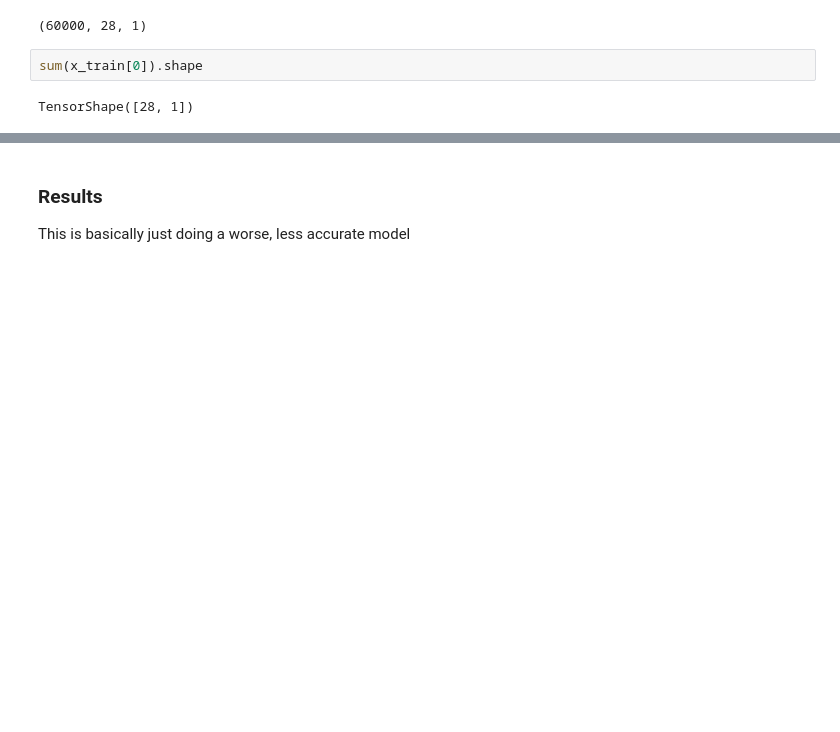
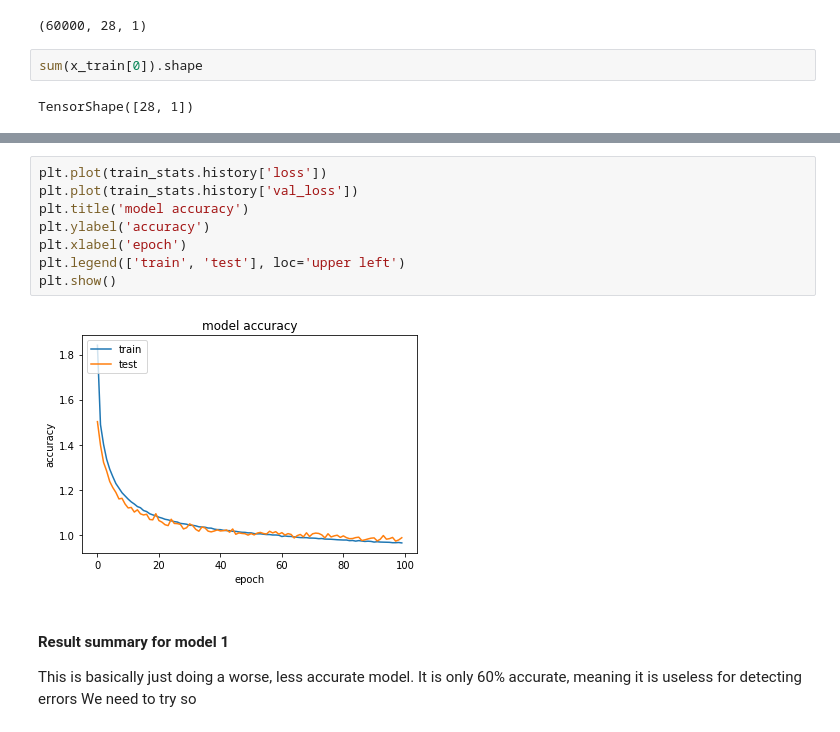
Before and after one commit to dPhanekham/tf2_error_injection, a Jupyter notebook: iris_inject_errors/control_path_fault_detection_test.ipynb, the cells around one changed output, grey strips where cells are left out. Cells and saved outputs as stored; diff of their text form; blank space fills up the shorter version.

```diff
--- a/iris_inject_errors/control_path_fault_detection_test.ipynb
+++ b/iris_inject_errors/control_path_fault_detection_test.ipynb
@@ -185,4 +168,16 @@ plt.show()
+# %%
+plt.plot(train_stats.history['loss'])
+plt.plot(train_stats.history['val_loss'])
+plt.title('model accuracy')
+plt.ylabel('accuracy')
+plt.xlabel('epoch')
+plt.legend(['train', 'test'], loc='upper left')
+plt.show()
+# %% [output]
+[figure, added]
 # %% [markdown]
-### Results
+#### Result summary for model 1
 
-This is basically just doing a worse, less accurate model
+This is basically just doing a worse, less accurate model.
+It is only 60% accurate, meaning it is useless for detecting errors
+We need to try so
```
Also changed, not shown: parts of 4 cells of this notebook.
